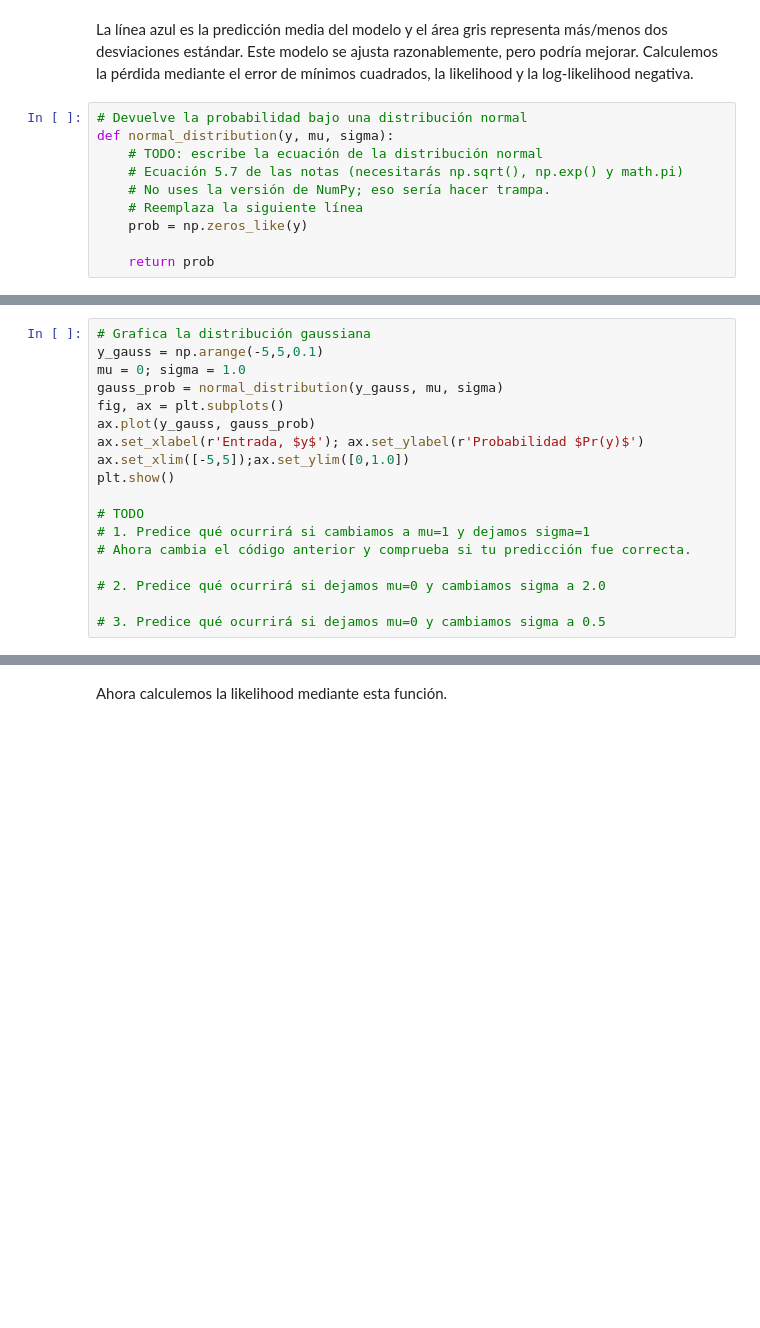
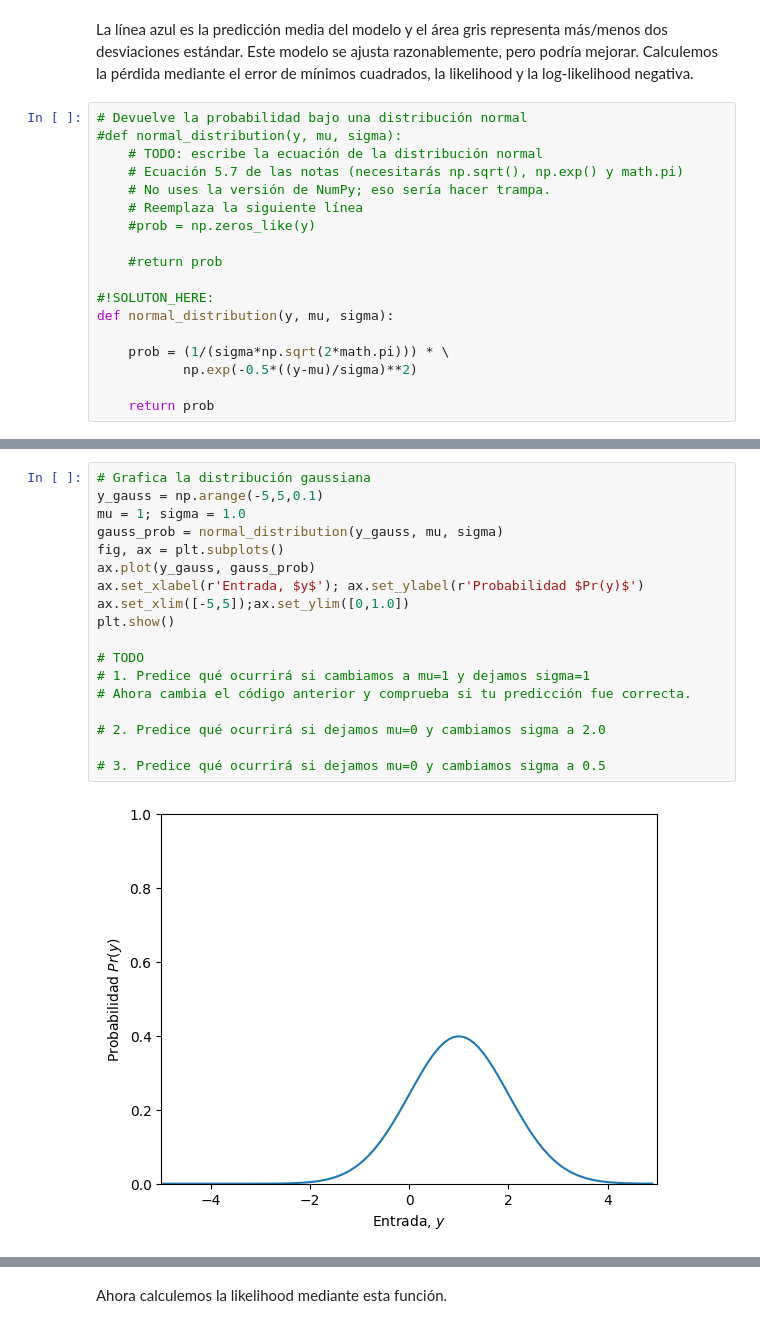
Before and after one commit to CeicGitHub/Specialization_Artificial_Intelligence_Cinvestav, a Jupyter notebook: DL2/2.4.1 Loss_function_I_CesarInda.ipynb, the cells around one changed output, grey strips where cells are left out. Cells and saved outputs as stored; diff of their text form; blank space fills up the shorter version.

```diff
--- a/DL2/2.4.1 Loss_function_I_CesarInda.ipynb
+++ b/DL2/2.4.1 Loss_function_I_CesarInda.ipynb
@@ -83,11 +83,19 @@ plot_univariate_regression(x_model, y_model, x_train, y_train, sigma_model = sig
 La línea azul es la predicción media del modelo y el área gris representa más/menos dos desviaciones estándar. Este modelo se ajusta razonablemente, pero podría mejorar. Calculemos la pérdida mediante el error de mínimos cuadrados, la likelihood y la log-likelihood negativa.
 # %%
 # Devuelve la probabilidad bajo una distribución normal
-def normal_distribution(y, mu, sigma):
+#def normal_distribution(y, mu, sigma):
     # TODO: escribe la ecuación de la distribución normal
     # Ecuación 5.7 de las notas (necesitarás np.sqrt(), np.exp() y math.pi)
     # No uses la versión de NumPy; eso sería hacer trampa.
     # Reemplaza la siguiente línea
-    prob = np.zeros_like(y)
+    #prob = np.zeros_like(y)
+
+    #return prob
+
+#!SOLUTON_HERE:
+def normal_distribution(y, mu, sigma):
+
+    prob = (1/(sigma*np.sqrt(2*math.pi))) * \
+           np.exp(-0.5*((y-mu)/sigma)**2)
 
     return prob
@@ -97,18 +109,20 @@ print("Respuesta correcta = %3.3f, Tu respuesta = %3.3f"%(0.119,normal_distribut
 # %%
 # Grafica la distribución gaussiana
 y_gauss = np.arange(-5,5,0.1)
-mu = 0; sigma = 1.0
+mu = 1; sigma = 1.0
 gauss_prob = normal_distribution(y_gauss, mu, sigma)
 fig, ax = plt.subplots()
 ax.plot(y_gauss, gauss_prob)
 ax.set_xlabel(r'Entrada, $y$'); ax.set_ylabel(r'Probabilidad $Pr(y)$')
 ax.set_xlim([-5,5]);ax.set_ylim([0,1.0])
 plt.show()
 
 # TODO
 # 1. Predice qué ocurrirá si cambiamos a mu=1 y dejamos sigma=1
 # Ahora cambia el código anterior y comprueba si tu predicción fue correcta.
 
 # 2. Predice qué ocurrirá si dejamos mu=0 y cambiamos sigma a 2.0
 
 # 3. Predice qué ocurrirá si dejamos mu=0 y cambiamos sigma a 0.5
+# %% [output]
+[figure, added]
```
Also changed, not shown: parts of 19 cells of this notebook, 4 other files.
